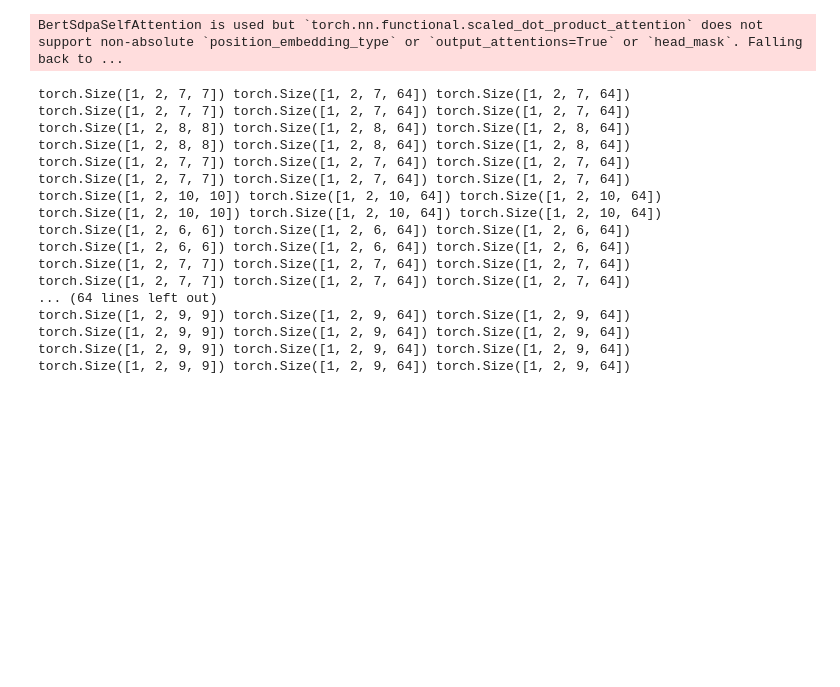
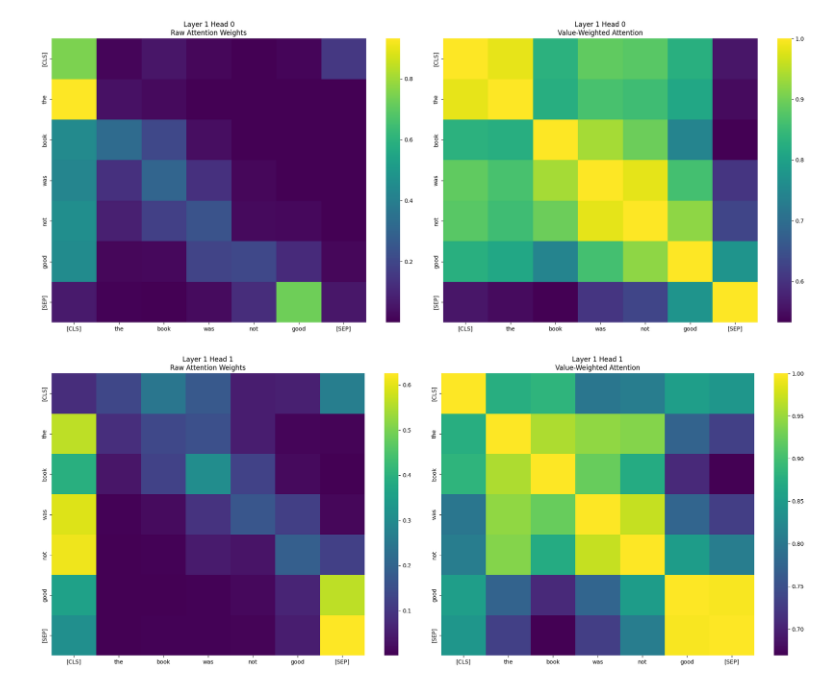
Before and after one commit to chandanms/tinybert-mechinter, a Jupyter notebook: probing-negation.ipynb, the cells around one changed output. Drawn from its saved outputs; the diff is of its cells as text; code cells hidden in the pictures; blank space fills up the shorter version.

```diff
--- a/probing-negation.ipynb
+++ b/probing-negation.ipynb
@@ -18,21 +28,6 @@ test_pairs = [
 # %%
-results = probe.analyze_negation_pairs(test_pairs)
+fig = probe.visualize_value_weighted_attention(1, 0, tokens)
+fig = probe.visualize_value_weighted_attention(1, 1, tokens)
 # %% [output]
-BertSdpaSelfAttention is used but `torch.nn.functional.scaled_dot_product_attention` does not support non-absolute `position_embedding_type` or `output_attentions=True` or `head_mask`. Falling back to ...
-torch.Size([1, 2, 7, 7]) torch.Size([1, 2, 7, 64]) torch.Size([1, 2, 7, 64])
-torch.Size([1, 2, 7, 7]) torch.Size([1, 2, 7, 64]) torch.Size([1, 2, 7, 64])
-torch.Size([1, 2, 8, 8]) torch.Size([1, 2, 8, 64]) torch.Size([1, 2, 8, 64])
-torch.Size([1, 2, 8, 8]) torch.Size([1, 2, 8, 64]) torch.Size([1, 2, 8, 64])
-torch.Size([1, 2, 7, 7]) torch.Size([1, 2, 7, 64]) torch.Size([1, 2, 7, 64])
-torch.Size([1, 2, 7, 7]) torch.Size([1, 2, 7, 64]) torch.Size([1, 2, 7, 64])
-torch.Size([1, 2, 10, 10]) torch.Size([1, 2, 10, 64]) torch.Size([1, 2, 10, 64])
-torch.Size([1, 2, 10, 10]) torch.Size([1, 2, 10, 64]) torch.Size([1, 2, 10, 64])
-torch.Size([1, 2, 6, 6]) torch.Size([1, 2, 6, 64]) torch.Size([1, 2, 6, 64])
-torch.Size([1, 2, 6, 6]) torch.Size([1, 2, 6, 64]) torch.Size([1, 2, 6, 64])
-torch.Size([1, 2, 7, 7]) torch.Size([1, 2, 7, 64]) torch.Size([1, 2, 7, 64])
-torch.Size([1, 2, 7, 7]) torch.Size([1, 2, 7, 64]) torch.Size([1, 2, 7, 64])
-... (64 lines left out)
-torch.Size([1, 2, 9, 9]) torch.Size([1, 2, 9, 64]) torch.Size([1, 2, 9, 64])
-torch.Size([1, 2, 9, 9]) torch.Size([1, 2, 9, 64]) torch.Size([1, 2, 9, 64])
-torch.Size([1, 2, 9, 9]) torch.Size([1, 2, 9, 64]) torch.Size([1, 2, 9, 64])
-torch.Size([1, 2, 9, 9]) torch.Size([1, 2, 9, 64]) torch.Size([1, 2, 9, 64])
+[figure, added]
+[figure, added]
```
Also changed, not shown: parts of 6 cells of this notebook, 1 other file.
